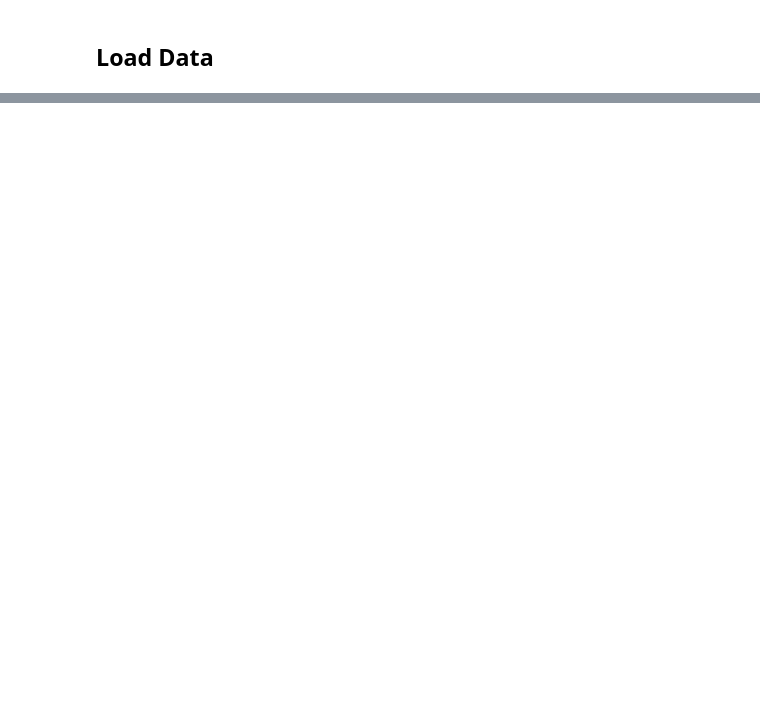
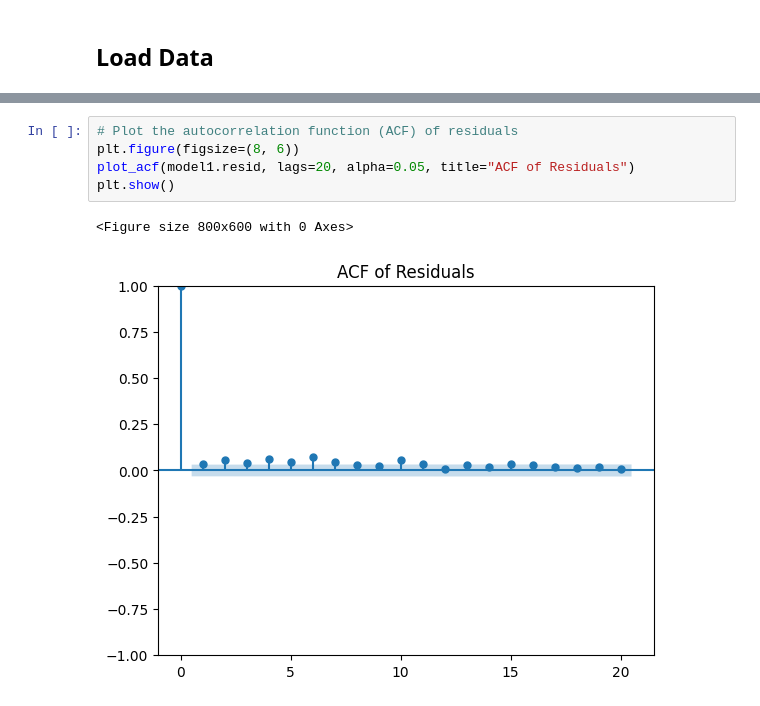
Before and after one commit to emolinaperez/econometrics_mek, a Jupyter notebook: Week 3/Python/Lab3_Econometrics.ipynb, the cells around one changed output, grey strips where cells are left out. Saved outputs shown, nothing was run; the diff lists cells and outputs as text; blank space fills up the shorter version.

```diff
--- a/Week 3/Python/Lab3_Econometrics.ipynb
+++ b/Week 3/Python/Lab3_Econometrics.ipynb
@@ -44,0 +348,8 @@ print(f"Mean of residuals: {mean_residuals}")
+# %%
+# Plot the autocorrelation function (ACF) of residuals
+plt.figure(figsize=(8, 6))
+plot_acf(model1.resid, lags=20, alpha=0.05, title="ACF of Residuals")
+plt.show()
+# %% [output]
+<Figure size 800x600 with 0 Axes>
+[figure, added]
```
Also changed, not shown: parts of 49 cells of this notebook, 4 other files.
